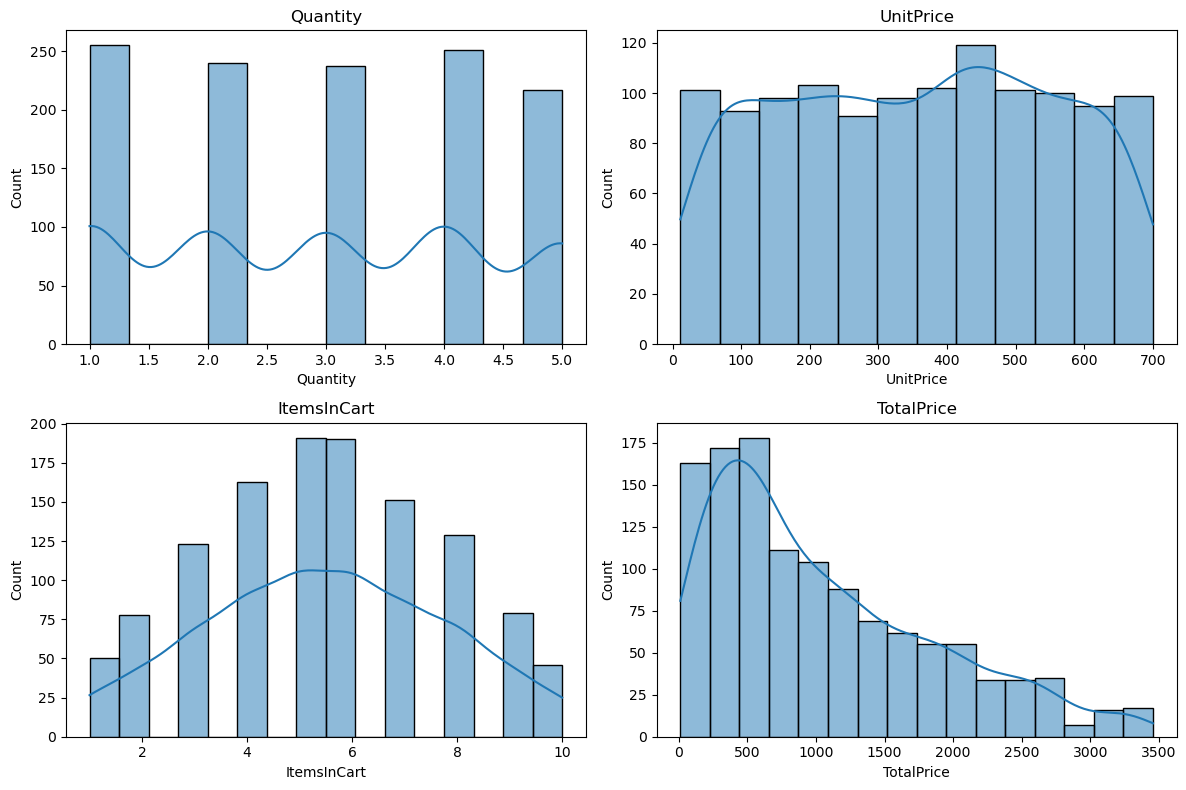
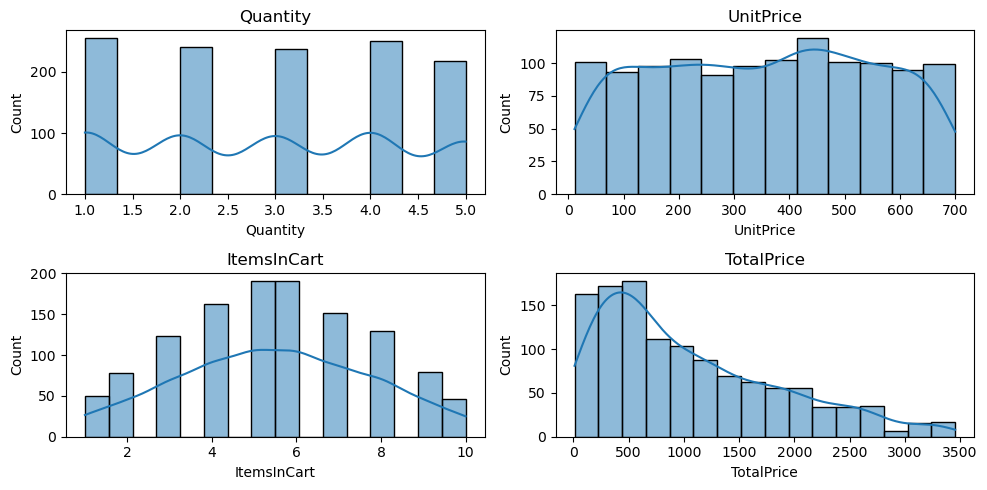
Unified diff of the notebook cell whose output changed from the first chart to the second:
--- before
+++ after
@@ -1,5 +1,5 @@
 #analyzing numeric features 
 number_columns = ['Quantity','UnitPrice' , 'ItemsInCart','TotalPrice']
-fig,axes = plt.subplots(2,2,figsize = (12,8))
+fig,axes = plt.subplots(2,2,figsize = (10,5))
 for ax , cols in zip(axes.flat,number_columns):
     sns.histplot(df[cols],kde=True , ax=ax)

Commit: Added task 2 of my Internship journey at DecodeLabs, EDA of cleaned_dataset.csv